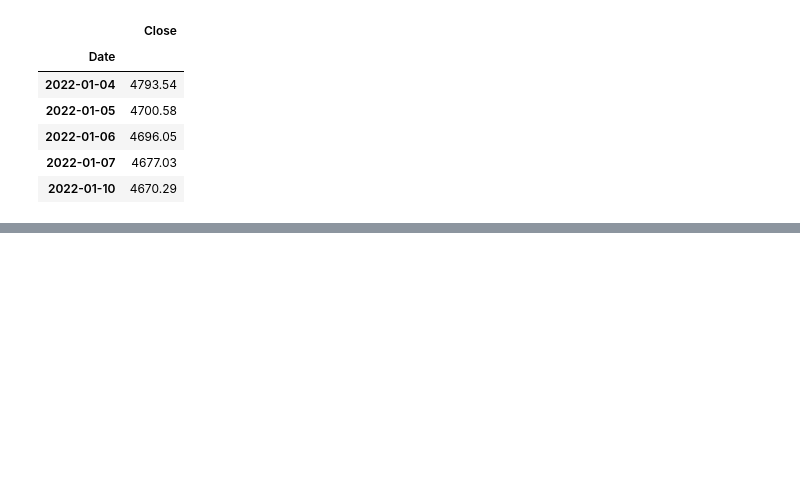
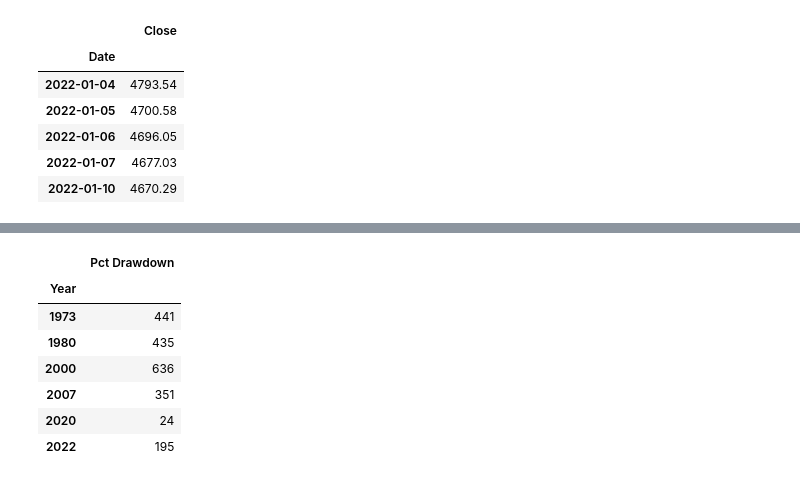
Before and after one commit to jdonnelly0804/Project-1-, a Jupyter notebook: Jason Test/SP500_BMSD.ipynb, the cells around one changed output, grey strips where cells are left out. Cells and saved outputs as stored; diff of their text form; code cells hidden in the pictures; blank space fills up the shorter version.

```diff
--- a/Jason Test/correlation_mapping.ipynb
+++ b/Jason Test/SP500_BMSD.ipynb
@@ -182,0 +275,15 @@ NameError: name 'sp500_returns_plot' is not defined
+# %%
+# Create another df to build an hvplot tracing the duration of each bear market
+sp500_duration_data = [['1973', 441],['1980', 435],['2000', 636],['2007', 351],['2020', 24],['2022', 195]]
+sp500_duration_df = pd.DataFrame(sp500_duration_data, columns=['Year', 'Pct Drawdown'])
+sp500_duration_df = sp500_duration_df.set_index('Year')
+sp500_duration_df
+# %% [output]
+|  | Pct Drawdown |
+| Year |  |
+| 1973 | 441 |
+| 1980 | 435 |
+| 2000 | 636 |
+| 2007 | 351 |
+| 2020 | 24 |
+| 2022 | 195 |
```
Also changed, not shown: parts of 30 cells of this notebook.
